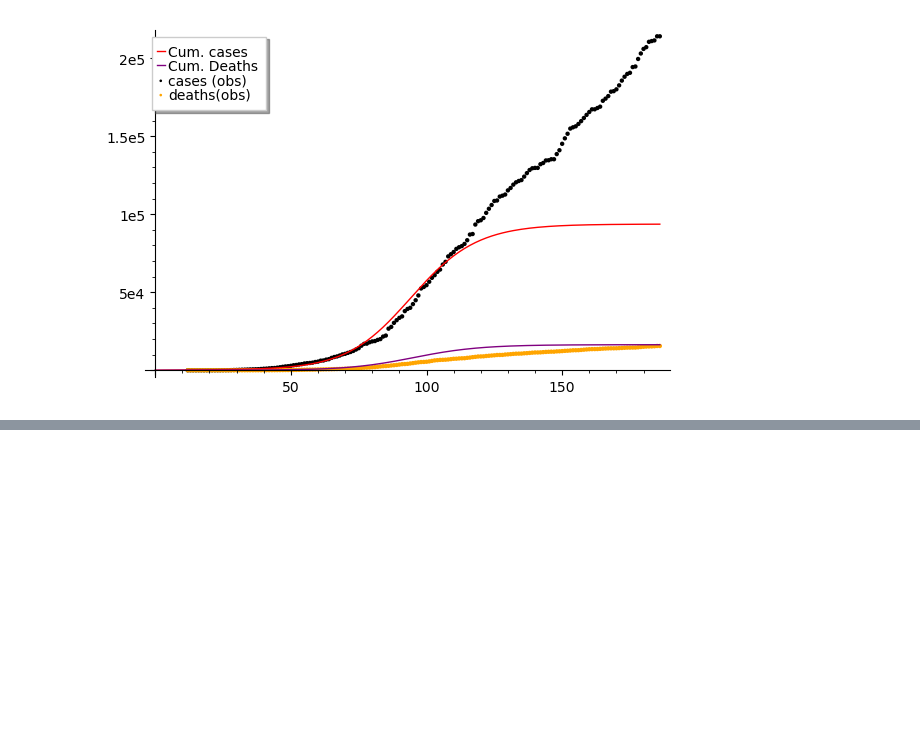
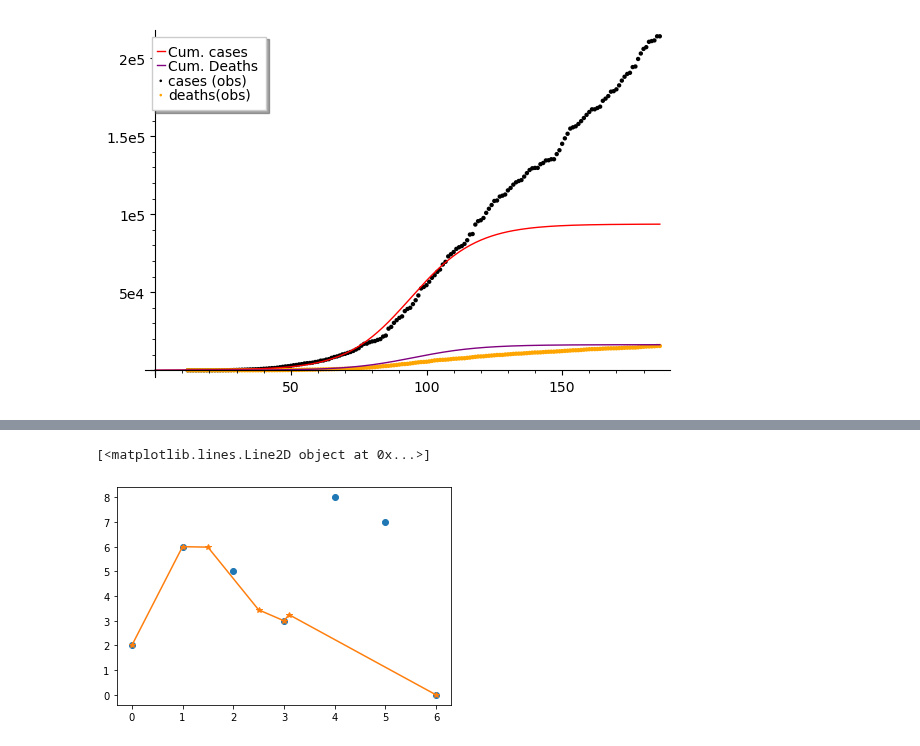
Before and after one commit to fccoelho/Modelagem-Matematica-IV, a Jupyter notebook: Planilhas Sage/Suplemento 2 - o Modelo SEIAHR.ipynb, the cells around one changed output, grey strips where cells are left out. Drawn from its saved outputs; the diff is of its cells as text; code cells hidden in the pictures; blank space fills up the shorter version.

```diff
--- a/Planilhas Sage/Suplemento 2 - o Modelo SEIAHR.ipynb
+++ b/Planilhas Sage/Suplemento 2 - o Modelo SEIAHR.ipynb
@@ -242,0 +264,10 @@ plot_results([res['chi'],
+# %%
+d = [2,6,5,3,8,7,0]
+f = interp1d(range(7),d,kind='quadratic')
+# %%
+plt.plot(d, 'o')
+t2 = [0, 1, 1.5,2.5,3,3.1,6]
+plt.plot(t2,f(t2),'-*' )
+# %% [output]
+[<matplotlib.lines.Line2D object at 0x...>]
+[figure, added]
```
Also changed, not shown: parts of 3 cells of this notebook, 3 other files.
